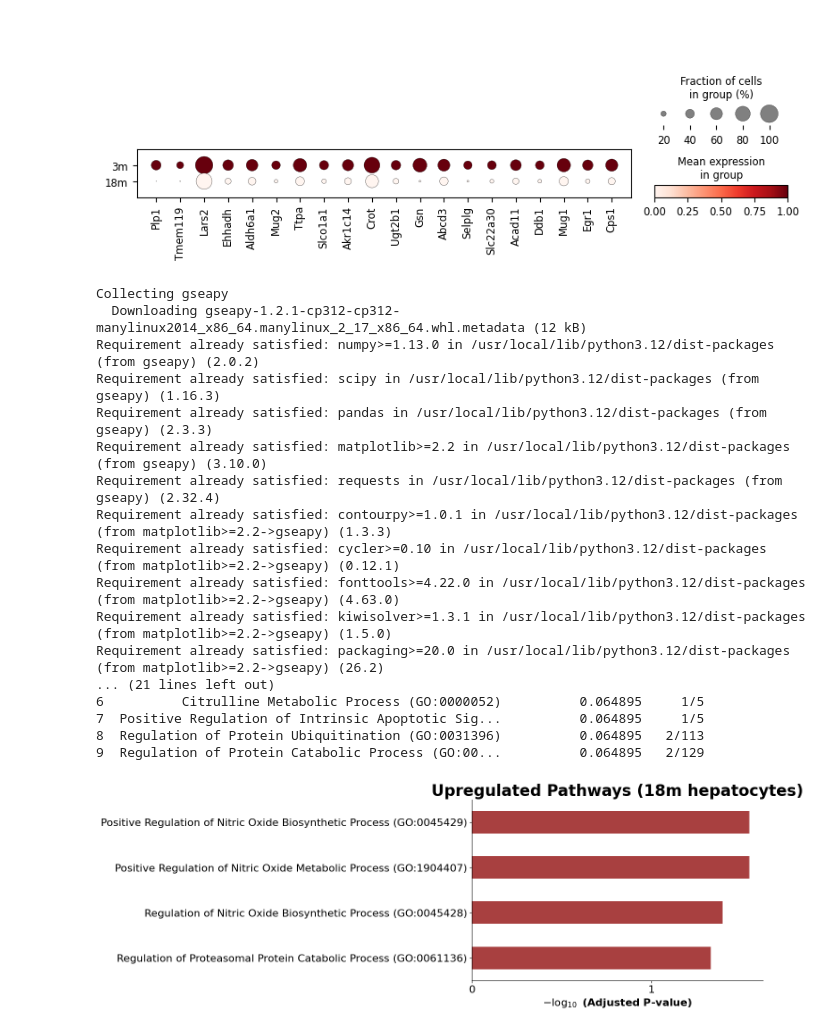
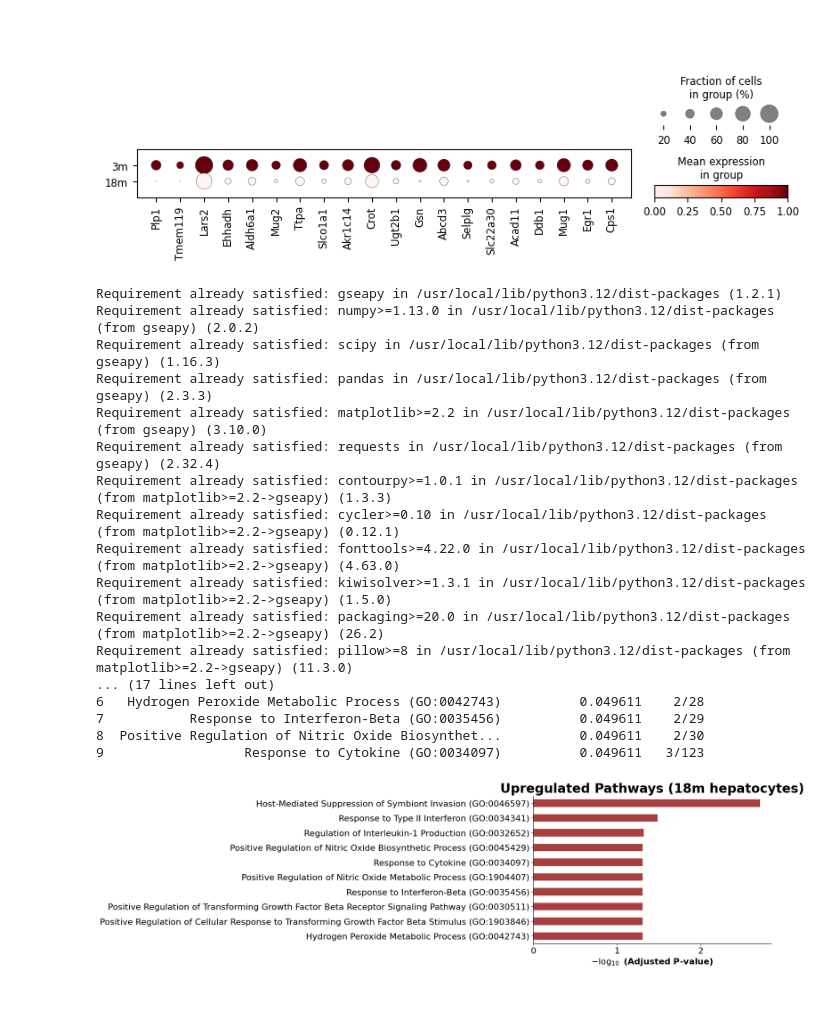
Before and after one commit to gaga0321/scRNA-aging-analysis, a Jupyter notebook: scRNA_aging_analysis_liver.ipynb, the cells around one changed output. Drawn from its saved outputs; the diff is of its cells as text; code cells hidden in the pictures; blank space fills up the shorter version.

```diff
--- a/scRNA_aging_analysis_liver.ipynb
+++ b/scRNA_aging_analysis_liver.ipynb
@@ -171,41 +171,49 @@ Top Downregulated Hepatocyte Targets (Ranked by Fold Change):
 !pip install gseapy
 import gseapy as gp
 import matplotlib.pyplot as plt
-clean_up_genes = final_up_df['18m_n'].head(100).tolist()
+
+upregulated_genes = dataframe[
+    (dataframe['18m_l'] > 0.25) &
+    (dataframe['18m_l'] < 15) &
+    (dataframe['18m_l'] != float('inf'))
+]
+final_up_df = upregulated_genes[upregulated_genes['18m_p'] < 1e-3].sort_values(by='18m_l', ascending=False).reset_index(drop=True)
+
+clean_up_genes = final_up_df['18m_n'].head(300).tolist()
 enr_up = gp.enrichr(
     gene_list=clean_up_genes,
     gene_sets='GO_Biological_Process_2025',
     organism='mouse',
     outdir=None
 )
 results_up_df = enr_up.results
 print("Top 10 Upregulated Pathways in Aged Hepatocytes:")
 print(results_up_df[['Term', 'Adjusted P-value', 'Overlap']].head(10))
 gp.barplot(
     enr_up.results,
     column="Adjusted P-value",
     title='Upregulated Pathways (18m hepatocytes)',
     top_term=10,
     figsize=(8, 5),
     color='darkred'
 )
 plt.show()
 # %% [output]
-Collecting gseapy
-  Downloading gseapy-1.2.1-cp312-cp312-manylinux2014_x86_64.manylinux_2_17_x86_64.whl.metadata (12 kB)
+Requirement already satisfied: gseapy in /usr/local/lib/python3.12/dist-packages (1.2.1)
 Requirement already satisfied: numpy>=1.13.0 in /usr/local/lib/python3.12/dist-packages (from gseapy) (2.0.2)
 Requirement already satisfied: scipy in /usr/local/lib/python3.12/dist-packages (from gseapy) (1.16.3)
 Requirement already satisfied: pandas in /usr/local/lib/python3.12/dist-packages (from gseapy) (2.3.3)
 Requirement already satisfied: matplotlib>=2.2 in /usr/local/lib/python3.12/dist-packages (from gseapy) (3.10.0)
 Requirement already satisfied: requests in /usr/local/lib/python3.12/dist-packages (from gseapy) (2.32.4)
 Requirement already satisfied: contourpy>=1.0.1 in /usr/local/lib/python3.12/dist-packages (from matplotlib>=2.2->gseapy) (1.3.3)
 Requirement already satisfied: cycler>=0.10 in /usr/local/lib/python3.12/dist-packages (from matplotlib>=2.2->gseapy) (0.12.1)
 Requirement already satisfied: fonttools>=4.22.0 in /usr/local/lib/python3.12/dist-packages (from matplotlib>=2.2->gseapy) (4.63.0)
 Requirement already satisfied: kiwisolver>=1.3.1 in /usr/local/lib/python3.12/dist-packages (from matplotlib>=2.2->gseapy) (1.5.0)
 Requirement already satisfied: packaging>=20.0 in /usr/local/lib/python3.12/dist-packages (from matplotlib>=2.2->gseapy) (26.2)
-... (21 lines left out)
-6          Citrulline Metabolic Process (GO:0000052)          0.064895     1/5
-7  Positive Regulation of Intrinsic Apoptotic Sig...          0.064895     1/5
-8  Regulation of Protein Ubiquitination (GO:0031396)          0.064895   2/113
-9  Regulation of Protein Catabolic Process (GO:00...          0.064895   2/129
+Requirement already satisfied: pillow>=8 in /usr/local/lib/python3.12/dist-packages (from matplotlib>=2.2->gseapy) (11.3.0)
+... (17 lines left out)
+6   Hydrogen Peroxide Metabolic Process (GO:0042743)          0.049611    2/28
+7           Response to Interferon-Beta (GO:0035456)          0.049611    2/29
+8  Positive Regulation of Nitric Oxide Biosynthet...          0.049611    2/30
+9                  Response to Cytokine (GO:0034097)          0.049611   3/123
-[figure, old version]
+[figure, new version]
```
